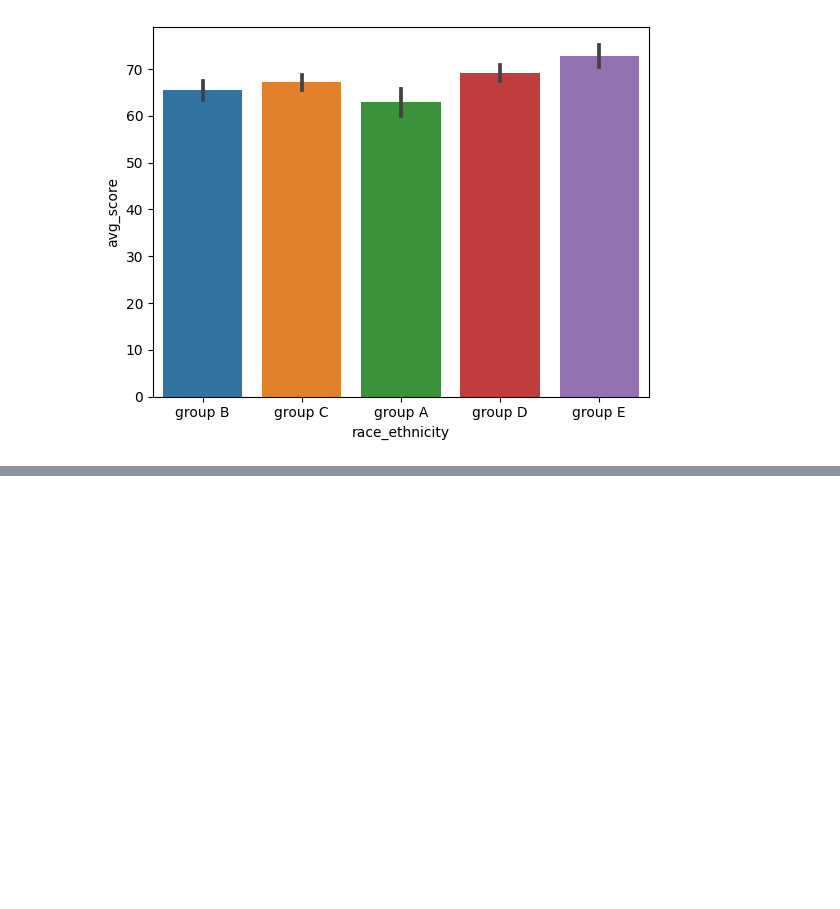
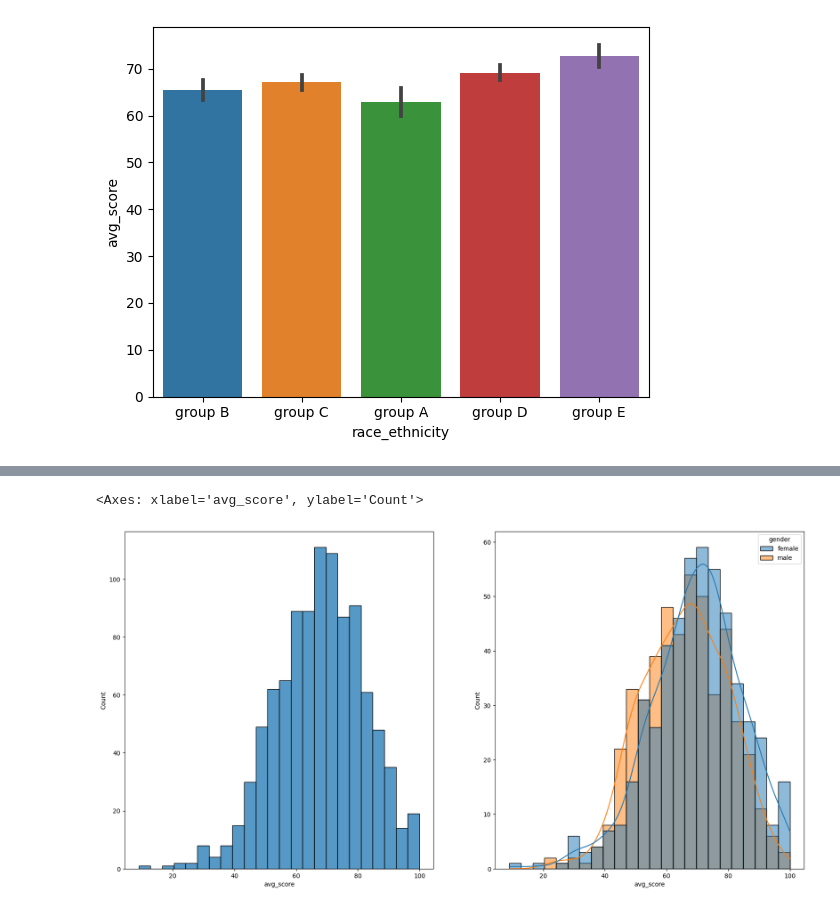
Before and after one commit to mugilan6379/Student_performance_prediction, a Jupyter notebook: visualize.ipynb, the cells around one changed output, grey strips where cells are left out. Saved outputs shown, nothing was run; the diff lists cells and outputs as text; code cells hidden in the pictures; blank space fills up the shorter version.

Commit message:
visualization by  KDE and Histogram

```diff
--- a/visualize.ipynb
+++ b/visualize.ipynb
@@ -51,0 +48,9 @@ sns.barplot(data=student_dataset,x='race_ethnicity',y='avg_score')
+# %%
+fig,axs = plt.subplots(1,2,figsize=(20,10))
+plt.subplot(121)
+sns.histplot(data=student_dataset,x='avg_score')
+plt.subplot(122)
+sns.histplot(data=student_dataset,hue='gender',x='avg_score',kde=True)
+# %% [output]
+<Axes: xlabel='avg_score', ylabel='Count'>
+[figure, added]
```
Also changed, not shown: parts of 4 cells of this notebook, 1 other file.
